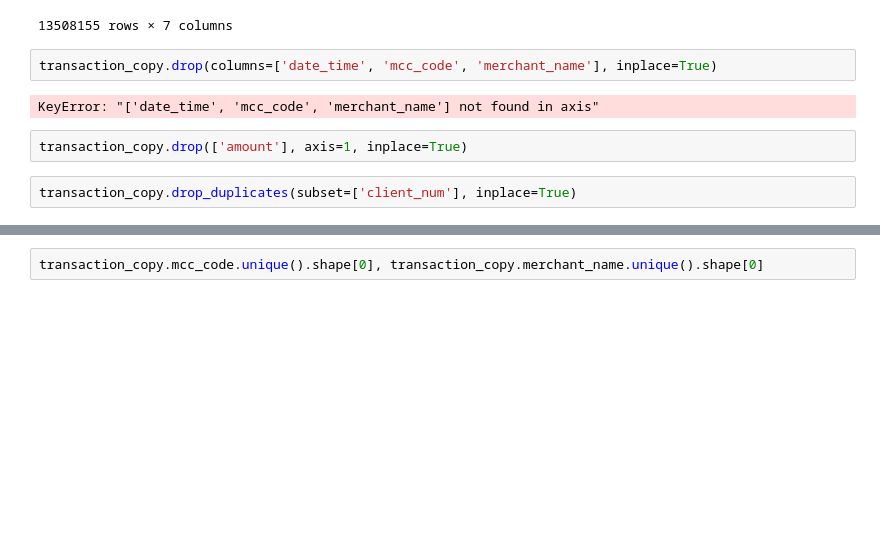
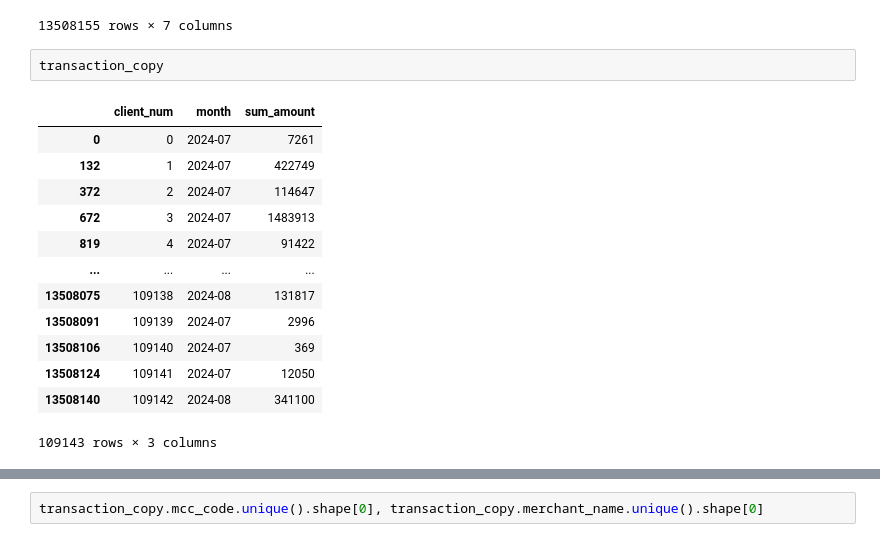
Before and after one commit to AUNitman/Alfa_Challenge_ML, a Jupyter notebook: main.ipynb, the cells around one changed output, grey strips where cells are left out. Saved outputs shown, nothing was run; the diff lists cells and outputs as text; blank space fills up the shorter version.

```diff
--- a/main.ipynb
+++ b/main.ipynb
@@ -171,14 +167,22 @@ transaction_copy
 | 13508153 | 109142 | 2024-08-19 22:04:00 | 6011 | 01784811094a8bd592cb35ee21e98c934... | 32000 | 2024-08 | 341100 |
 | 13508154 | 109142 | 2024-08-19 22:12:00 | 6011 | 01784811094a8bd592cb35ee21e98c934... | 34000 | 2024-08 | 341100 |
 13508155 rows × 7 columns
-# %%
-transaction_copy.drop(columns=['date_time', 'mcc_code', 'merchant_name'], inplace=True)
-# %% [output]
-KeyError: "['date_time', 'mcc_code', 'merchant_name'] not found in axis"
-# %%
-transaction_copy.drop(['amount'], axis=1, inplace=True)
-# %%
-transaction_copy.drop_duplicates(subset=['client_num'], inplace=True)
+# %%
+transaction_copy
+# %% [output]
+|  | client_num | month | sum_amount |
+| 0 | 0 | 2024-07 | 7261 |
+| 132 | 1 | 2024-07 | 422749 |
+| 372 | 2 | 2024-07 | 114647 |
+| 672 | 3 | 2024-07 | 1483913 |
+| 819 | 4 | 2024-07 | 91422 |
+| ... | ... | ... | ... |
+| 13508075 | 109138 | 2024-08 | 131817 |
+| 13508091 | 109139 | 2024-07 | 2996 |
+| 13508106 | 109140 | 2024-07 | 369 |
+| 13508124 | 109141 | 2024-07 | 12050 |
+| 13508140 | 109142 | 2024-08 | 341100 |
+109143 rows × 3 columns
 # %%
 filtered_data = transaction_copy.groupby(['month', 'client_num']).agg({
     'amount': ['sum', 'mean', 'min', 'max'],
```
Also changed, not shown: parts of 21 cells of this notebook.
